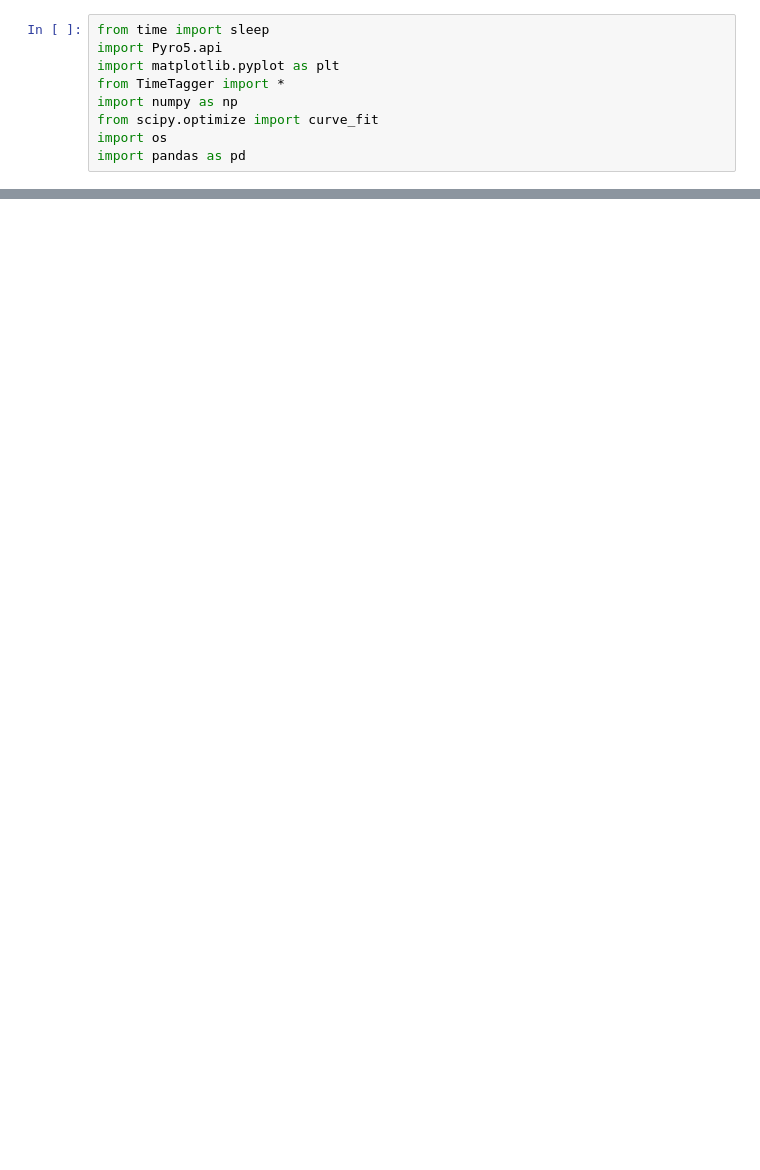
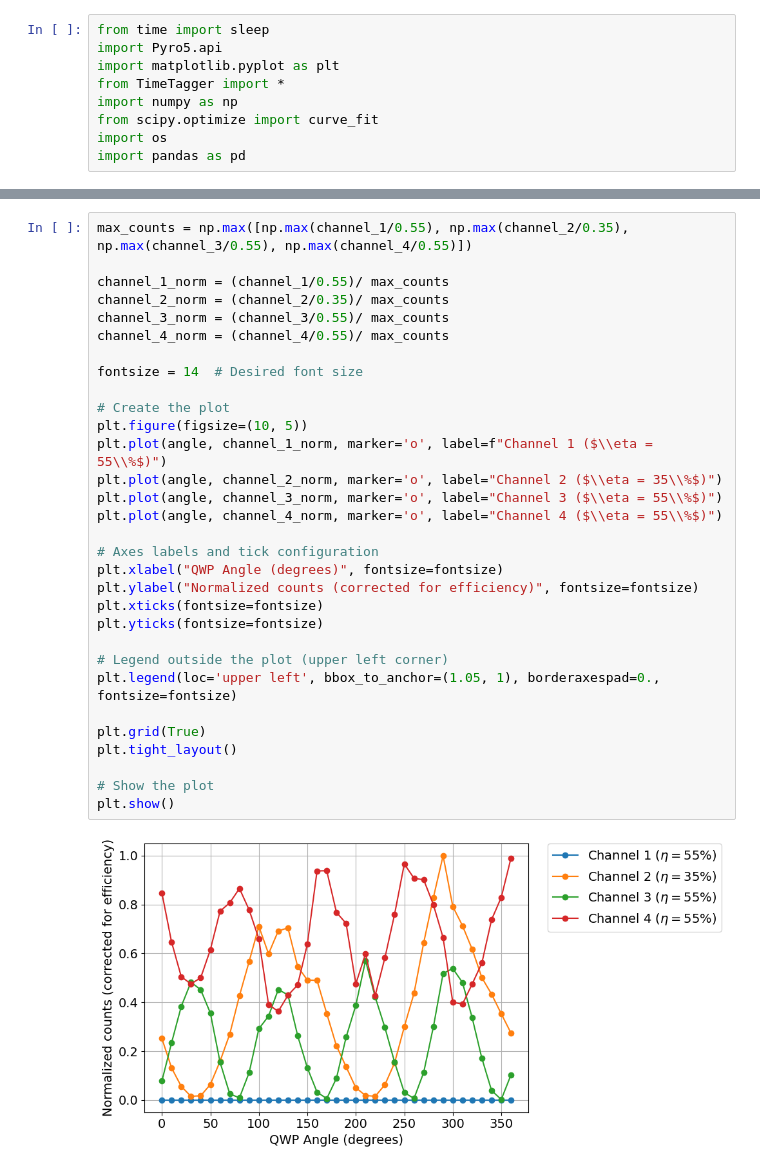
Before and after one commit to RaulLahoz/Perovskite_QKD, a Jupyter notebook: PerformanceReceiver.ipynb, the cells around one changed output, grey strips where cells are left out. Cells and saved outputs as stored; diff of their text form; blank space fills up the shorter version.

```diff
--- a/PerformanceReceiver.ipynb
+++ b/PerformanceReceiver.ipynb
@@ -126,0 +136,33 @@ plt.show()
+# %%
+max_counts = np.max([np.max(channel_1/0.55), np.max(channel_2/0.35), np.max(channel_3/0.55), np.max(channel_4/0.55)])
+
+channel_1_norm = (channel_1/0.55)/ max_counts
+channel_2_norm = (channel_2/0.35)/ max_counts
+channel_3_norm = (channel_3/0.55)/ max_counts
+channel_4_norm = (channel_4/0.55)/ max_counts
+
+fontsize = 14  # Desired font size
+
+# Create the plot
+plt.figure(figsize=(10, 5))
+plt.plot(angle, channel_1_norm, marker='o', label=f"Channel 1 ($\\eta = 55\\%$)")
+plt.plot(angle, channel_2_norm, marker='o', label="Channel 2 ($\\eta = 35\\%$)")
+plt.plot(angle, channel_3_norm, marker='o', label="Channel 3 ($\\eta = 55\\%$)")
+plt.plot(angle, channel_4_norm, marker='o', label="Channel 4 ($\\eta = 55\\%$)")
+
+# Axes labels and tick configuration
+plt.xlabel("QWP Angle (degrees)", fontsize=fontsize)
+plt.ylabel("Normalized counts (corrected for efficiency)", fontsize=fontsize)
+plt.xticks(fontsize=fontsize)
+plt.yticks(fontsize=fontsize)
+
+# Legend outside the plot (upper left corner)
+plt.legend(loc='upper left', bbox_to_anchor=(1.05, 1), borderaxespad=0., fontsize=fontsize)
+
+plt.grid(True)
+plt.tight_layout()
+
+# Show the plot
+plt.show()
+# %% [output]
+[figure, added]
```
Also changed, not shown: parts of 5 cells of this notebook, 1 other file.
